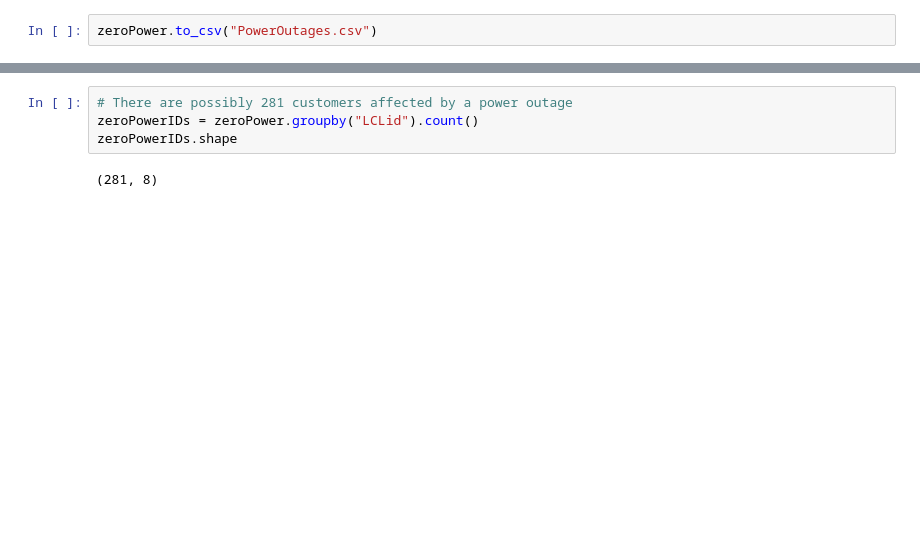
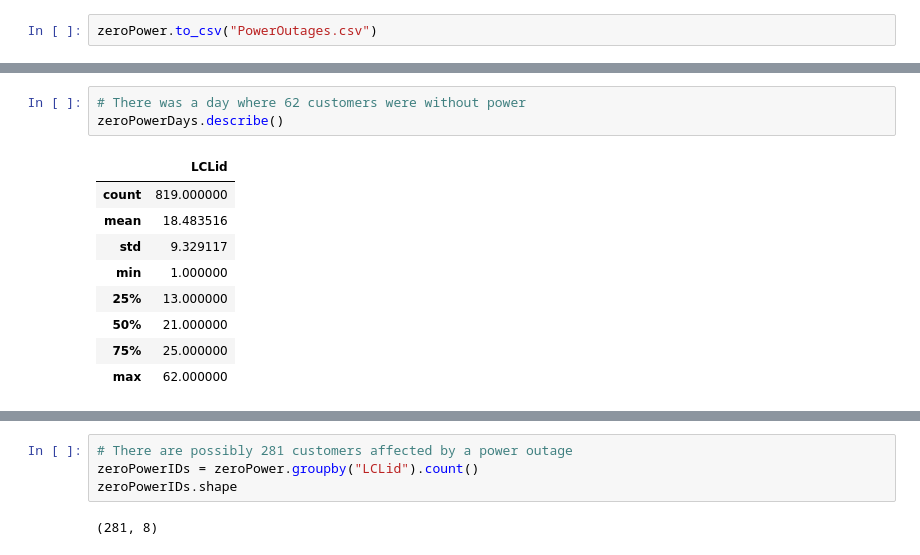
Before and after one commit to brepowell/EnergyConsumption, a Jupyter notebook: LondonDataExploration.ipynb, the cells around one changed output, grey strips where cells are left out. Drawn from its saved outputs; the diff is of its cells as text; blank space fills up the shorter version.

```diff
--- a/LondonDataExploration.ipynb
+++ b/LondonDataExploration.ipynb
@@ -173,0 +194,13 @@ zeroPowerDays.shape
+# %%
+# There was a day where 62 customers were without power
+zeroPowerDays.describe()
+# %% [output]
+|  | LCLid |
+| count | 819.000000 |
+| mean | 18.483516 |
+| std | 9.329117 |
+| min | 1.000000 |
+| 25% | 13.000000 |
+| 50% | 21.000000 |
+| 75% | 25.000000 |
+| max | 62.000000 |
```
Also changed, not shown: parts of 10 cells of this notebook.
